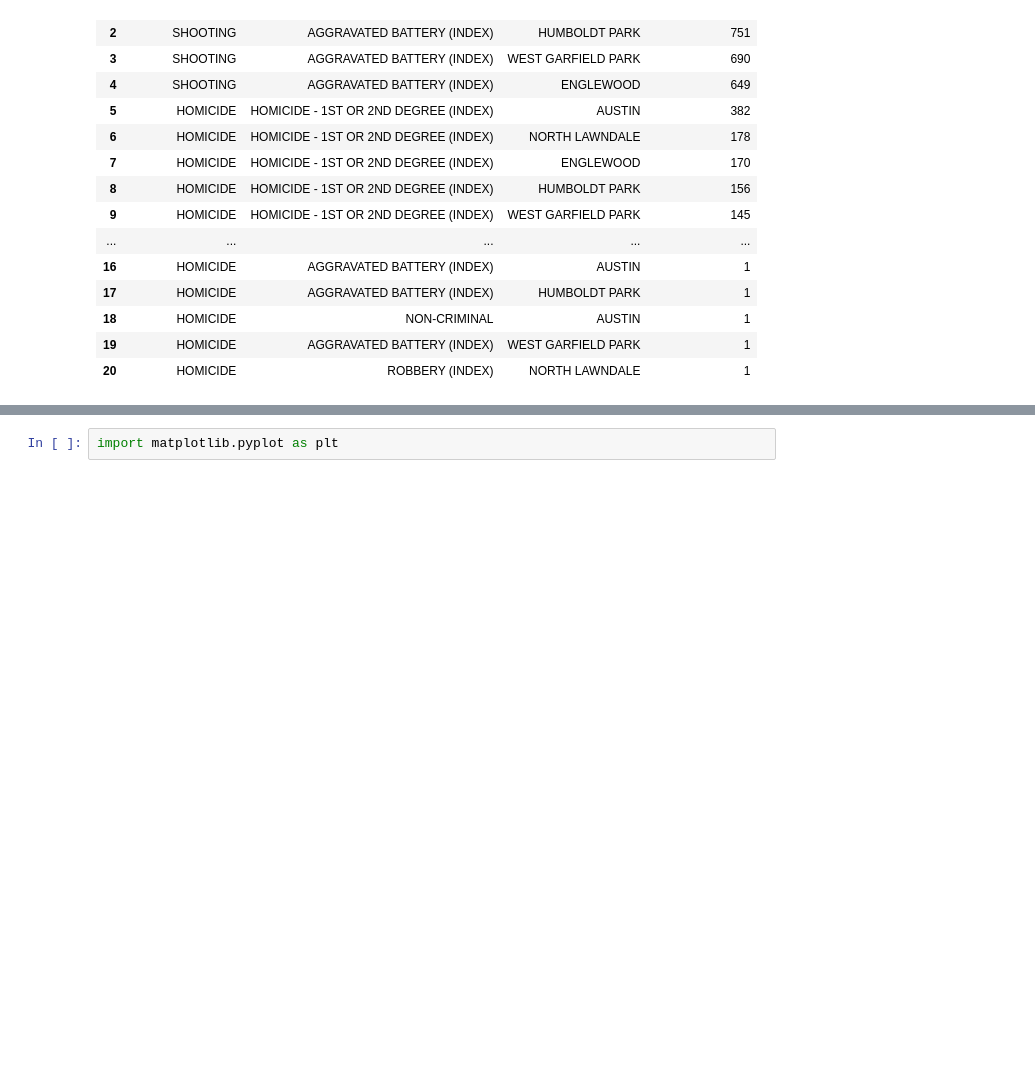
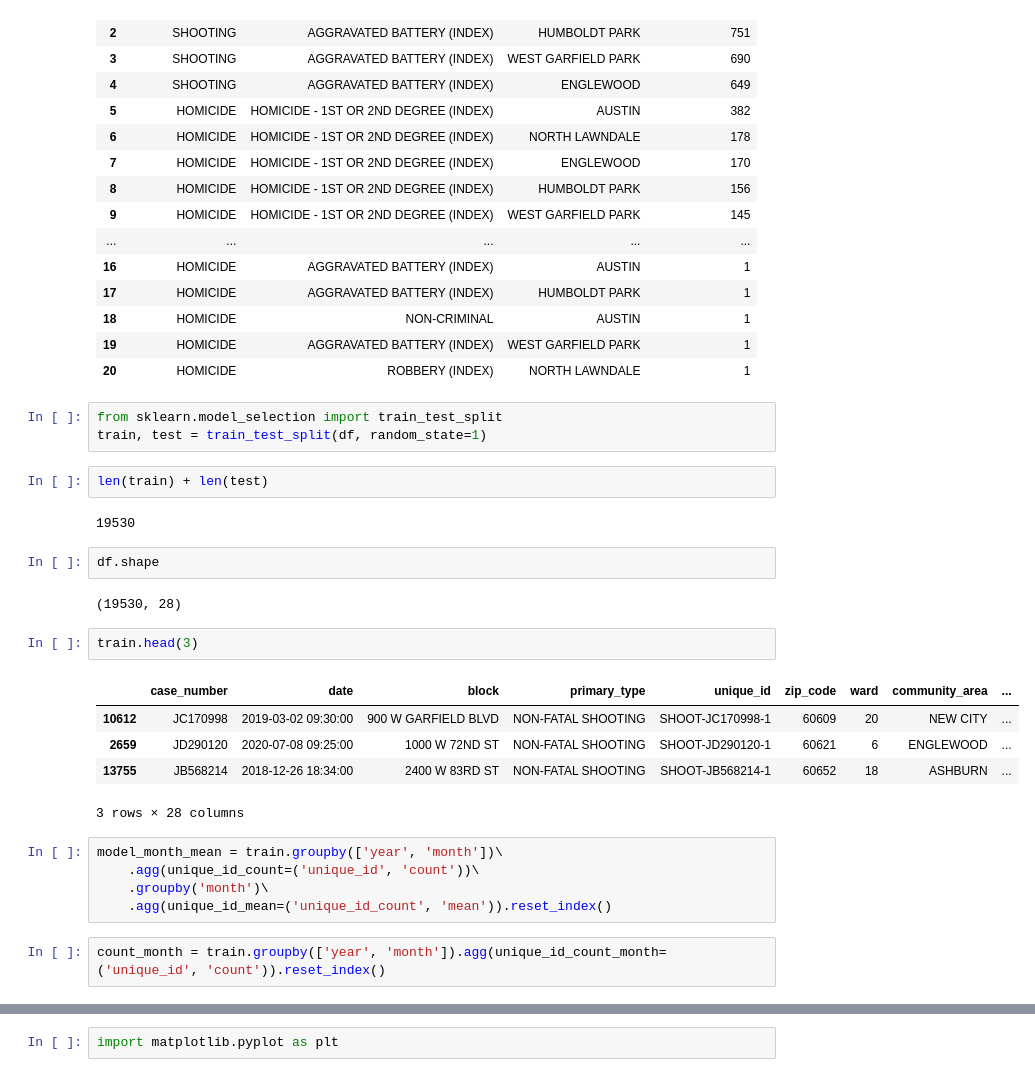
Before and after one commit to RomanD83/violence_reduction, a Jupyter notebook: vr.ipynb, the cells around one changed output, grey strips where cells are left out. Cells and saved outputs as stored; diff of their text form; blank space fills up the shorter version.

```diff
--- a/vr.ipynb
+++ b/vr.ipynb
@@ -544,3 +544,29 @@ df\
 | 18 | HOMICIDE | NON-CRIMINAL | AUSTIN | 1 |
 | 19 | HOMICIDE | AGGRAVATED BATTERY (INDEX) | WEST GARFIELD PARK | 1 |
 | 20 | HOMICIDE | ROBBERY (INDEX) | NORTH LAWNDALE | 1 |
+# %%
+from sklearn.model_selection import train_test_split
+train, test = train_test_split(df, random_state=1)
+# %%
+len(train) + len(test)
+# %% [output]
+19530
+# %%
+df.shape
+# %% [output]
+(19530, 28)
+# %%
+train.head(3)
+# %% [output]
+|  | case_number | date | block | primary_type | unique_id | zip_code | ward | community_area | ... |
+| 10612 | JC170998 | 2019-03-02 09:30:00 | 900 W GARFIELD BLVD | NON-FATAL SHOOTING | SHOOT-JC170998-1 | 60609 | 20 | NEW CITY | ... |
+| 2659 | JD290120 | 2020-07-08 09:25:00 | 1000 W 72ND ST | NON-FATAL SHOOTING | SHOOT-JD290120-1 | 60621 | 6 | ENGLEWOOD | ... |
+| 13755 | JB568214 | 2018-12-26 18:34:00 | 2400 W 83RD ST | NON-FATAL SHOOTING | SHOOT-JB568214-1 | 60652 | 18 | ASHBURN | ... |
+3 rows × 28 columns
+# %%
+model_month_mean = train.groupby(['year', 'month'])\
+    .agg(unique_id_count=('unique_id', 'count'))\
+    .groupby('month')\
+    .agg(unique_id_mean=('unique_id_count', 'mean')).reset_index()
+# %%
+count_month = train.groupby(['year', 'month']).agg(unique_id_count_month=('unique_id', 'count')).reset_index()
```
Also changed, not shown: parts of 14 cells of this notebook.
